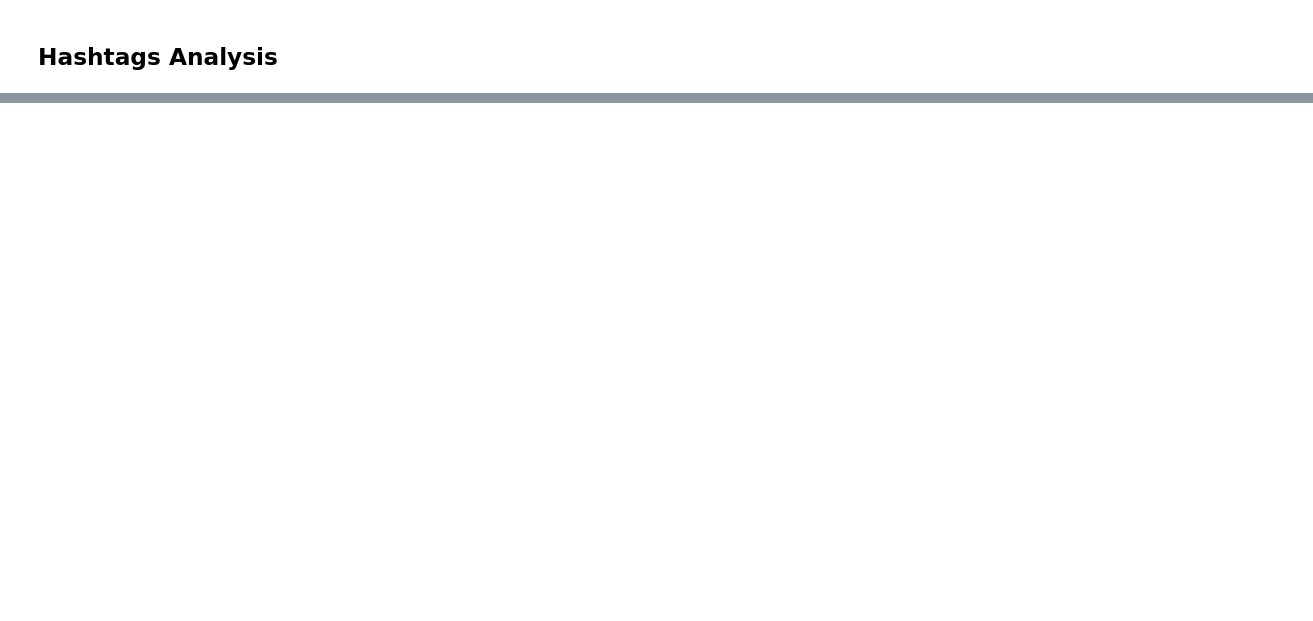
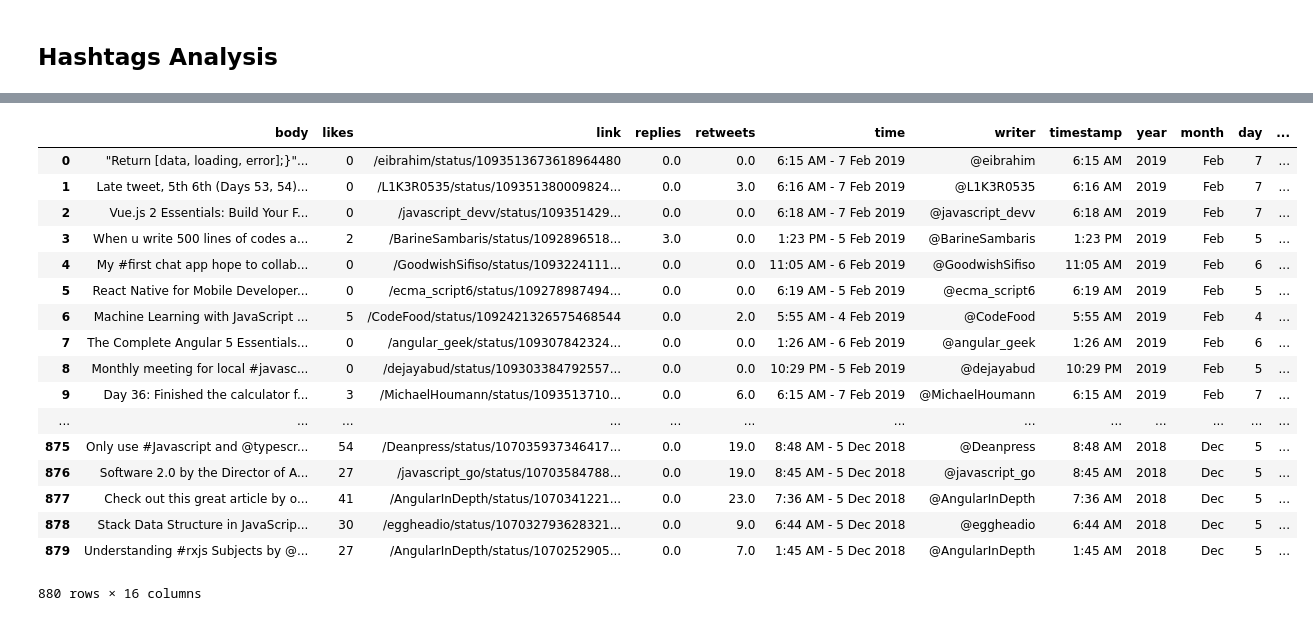
Before and after one commit to DevMahmoud10/Twitter_, a Jupyter notebook: Exploration.ipynb, the cells around one changed output, grey strips where cells are left out. Saved outputs shown, nothing was run; the diff lists cells and outputs as text; code cells hidden in the pictures; blank space fills up the shorter version.

Commit message:
adding: mentions exploration

```diff
--- a/Exploration.ipynb
+++ b/Exploration.ipynb
@@ -36,6 +36,8 @@ timestamp=[]
 hashtags=[]
 mentions=[]
 links=[]
+hashtags_numbers=[]
+mentions_numbers=[]
 for i in range(len(tweets_df)):
     tweet_body=tweets_df.iloc[i]['body'].replace('pic',' pic')
     tweet_time=tweets_df.iloc[i]['time']
@@ -45,6 +47,8 @@ for i in range(len(tweets_df)):
     year.append(get_year(tweet_time))
     hashtags.append([x.lower() for x in list(set(re.findall(r"#(\w+)", tweet_body)))])
     mentions.append(list(set(re.findall(r"@(\w+)", tweet_body))))
+    hashtags_numbers.append(len(hashtags[-1]))
+    mentions_numbers.append(len(mentions[-1]))
     urls=re.findall(r"(http://[^ ]+)", tweet_body)
     urls.extend(re.findall(r"(https://[^ ]+)", tweet_body))
     links.append([url.split()[0] for url in urls])
@@ -54,5 +58,7 @@ tweets_df['month']=month
 tweets_df['day']=day
 tweets_df['hashtags']=hashtags
 tweets_df['mentions']=mentions
+tweets_df['hashtags_numbers']=hashtags_numbers
+tweets_df['mentions_numbers']=mentions_numbers
 tweets_df['links']=links
 #tweets_df.drop(columns=['time'],inplace=True)
@@ -116,0 +177,21 @@ print(len(nodes_list),(len(edges_list)))
+# %%
+tweets_df
+# %% [output]
+|  | body | likes | link | replies | retweets | time | writer | timestamp | year | month | day | ... |
+| 0 | "Return [data, loading, error];}"... | 0 | /eibrahim/status/1093513673618964480 | 0.0 | 0.0 | 6:15 AM - 7 Feb 2019 | @eibrahim | 6:15 AM | 2019 | Feb | 7 | ... |
+| 1 | Late tweet, 5th 6th (Days 53, 54)... | 0 | /L1K3R0535/status/109351380009824... | 0.0 | 3.0 | 6:16 AM - 7 Feb 2019 | @L1K3R0535 | 6:16 AM | 2019 | Feb | 7 | ... |
+| 2 | Vue.js 2 Essentials: Build Your F... | 0 | /javascript_devv/status/109351429... | 0.0 | 0.0 | 6:18 AM - 7 Feb 2019 | @javascript_devv | 6:18 AM | 2019 | Feb | 7 | ... |
+| 3 | When u write 500 lines of codes a... | 2 | /BarineSambaris/status/1092896518... | 3.0 | 0.0 | 1:23 PM - 5 Feb 2019 | @BarineSambaris | 1:23 PM | 2019 | Feb | 5 | ... |
+| 4 | My #first chat app hope to collab... | 0 | /GoodwishSifiso/status/1093224111... | 0.0 | 0.0 | 11:05 AM - 6 Feb 2019 | @GoodwishSifiso | 11:05 AM | 2019 | Feb | 6 | ... |
+| 5 | React Native for Mobile Developer... | 0 | /ecma_script6/status/109278987494... | 0.0 | 0.0 | 6:19 AM - 5 Feb 2019 | @ecma_script6 | 6:19 AM | 2019 | Feb | 5 | ... |
+| 6 | Machine Learning with JavaScript ... | 5 | /CodeFood/status/1092421326575468544 | 0.0 | 2.0 | 5:55 AM - 4 Feb 2019 | @CodeFood | 5:55 AM | 2019 | Feb | 4 | ... |
+| 7 | The Complete Angular 5 Essentials... | 0 | /angular_geek/status/109307842324... | 0.0 | 0.0 | 1:26 AM - 6 Feb 2019 | @angular_geek | 1:26 AM | 2019 | Feb | 6 | ... |
+| 8 | Monthly meeting for local #javasc... | 0 | /dejayabud/status/109303384792557... | 0.0 | 0.0 | 10:29 PM - 5 Feb 2019 | @dejayabud | 10:29 PM | 2019 | Feb | 5 | ... |
+| 9 | Day 36: Finished the calculator f... | 3 | /MichaelHoumann/status/1093513710... | 0.0 | 6.0 | 6:15 AM - 7 Feb 2019 | @MichaelHoumann | 6:15 AM | 2019 | Feb | 7 | ... |
+| ... | ... | ... | ... | ... | ... | ... | ... | ... | ... | ... | ... | ... |
+| 875 | Only use #Javascript and @typescr... | 54 | /Deanpress/status/107035937346417... | 0.0 | 19.0 | 8:48 AM - 5 Dec 2018 | @Deanpress | 8:48 AM | 2018 | Dec | 5 | ... |
+| 876 | Software 2.0 by the Director of A... | 27 | /javascript_go/status/10703584788... | 0.0 | 19.0 | 8:45 AM - 5 Dec 2018 | @javascript_go | 8:45 AM | 2018 | Dec | 5 | ... |
+| 877 | Check out this great article by o... | 41 | /AngularInDepth/status/1070341221... | 0.0 | 23.0 | 7:36 AM - 5 Dec 2018 | @AngularInDepth | 7:36 AM | 2018 | Dec | 5 | ... |
+| 878 | Stack Data Structure in JavaScrip... | 30 | /eggheadio/status/107032793628321... | 0.0 | 9.0 | 6:44 AM - 5 Dec 2018 | @eggheadio | 6:44 AM | 2018 | Dec | 5 | ... |
+| 879 | Understanding #rxjs Subjects by @... | 27 | /AngularInDepth/status/1070252905... | 0.0 | 7.0 | 1:45 AM - 5 Dec 2018 | @AngularInDepth | 1:45 AM | 2018 | Dec | 5 | ... |
+880 rows × 16 columns
```
Also changed, not shown: parts of 14 cells of this notebook, 2 other files.
